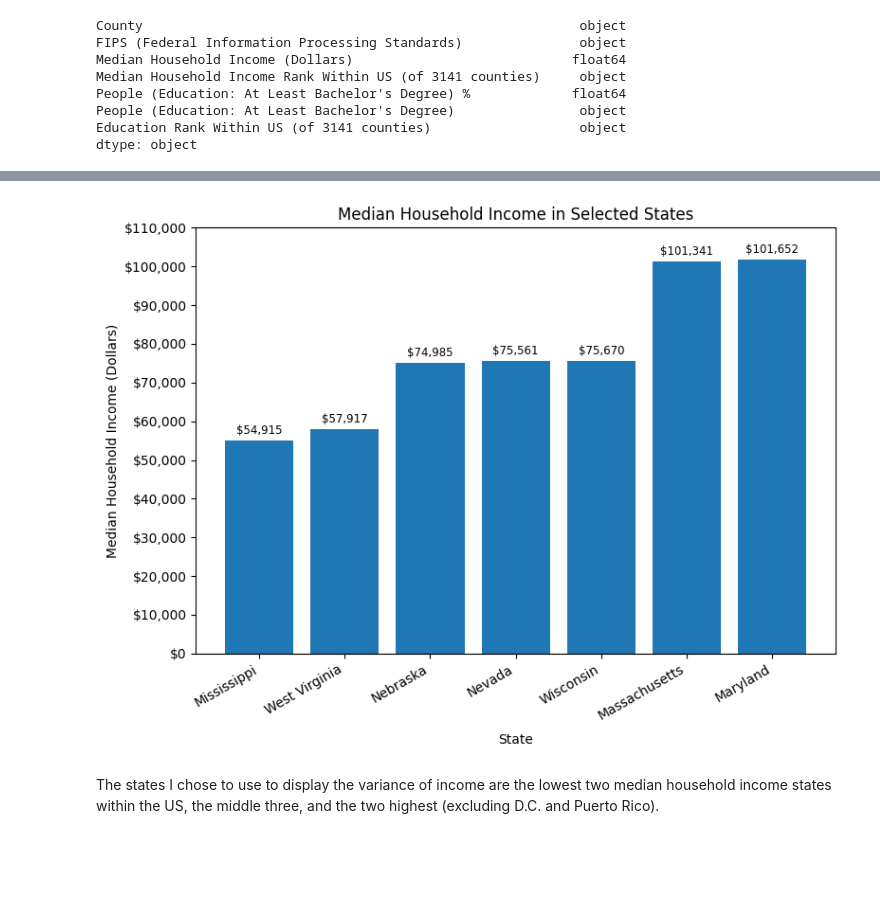
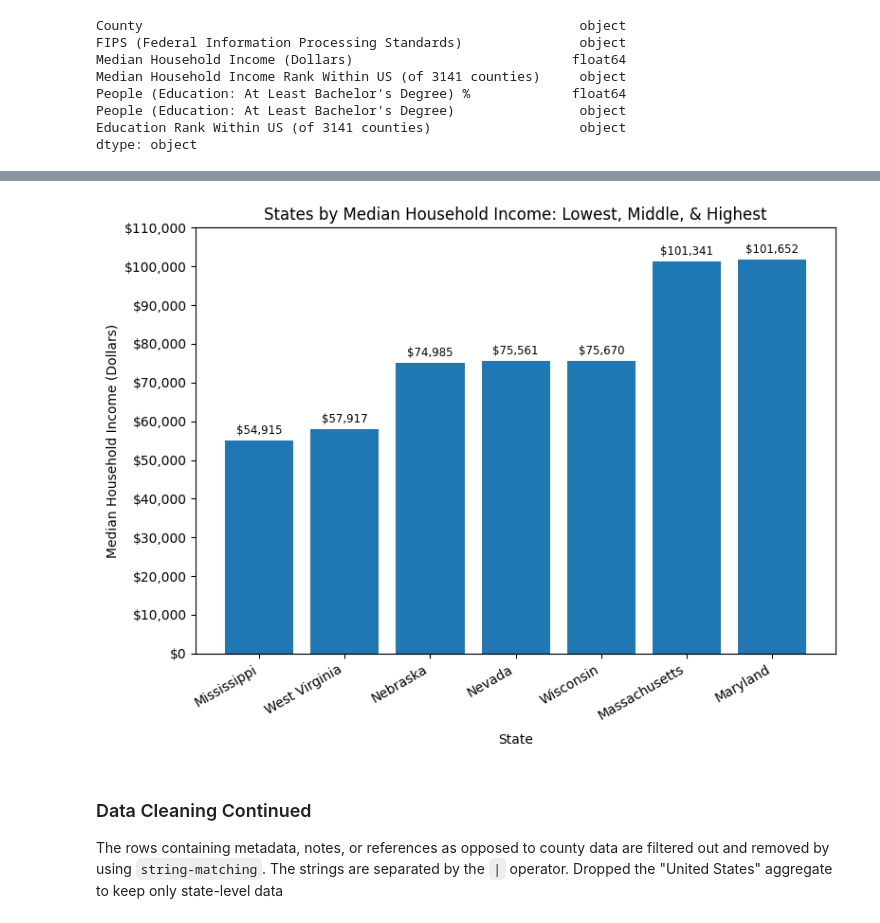
Before and after one commit to kc0leman/mid-course_milestone, a Jupyter notebook: notebooks/milestone.ipynb, the cells around one changed output, grey strips where cells are left out. Saved outputs shown, nothing was run; the diff lists cells and outputs as text; code cells hidden in the pictures; blank space fills up the shorter version.

```diff
--- a/notebooks/milestone.ipynb
+++ b/notebooks/milestone.ipynb
@@ -316,6 +393,12 @@ df_renamed_allstates_inc = df_renamed_allstates_inc[
     )
 ]
 
+df_renamed_allstates_inc = (
+    df_renamed_allstates_inc
+    .replace(r"(?i)^\s*missing\s*value\s*$", np.nan, regex=True)
+    .fillna("")
+)
+
 df_renamed_allstates_inc.head(53)
 # %% [output]
 |  | State | FIPS | Median Household Income (Dollars) | Rank within US (of 52 states) |
@@ -347,30 +445,34 @@ df_allstates_subset_inc["Median Household Income (Dollars)"] = pd.to_numeric(
 # %%
 def dollar_format(x, pos):
     return f"${int(x):,}"  # adds $ and thousands comma
 
 formatter = FuncFormatter(dollar_format)
 
 plt.figure(figsize=(8,6))
 bars = plt.bar(df_allstates_subset_inc["State"], df_allstates_subset_inc["Median Household Income (Dollars)"])
 plt.xlabel("State", labelpad=8)
 plt.ylabel("Median Household Income (Dollars)")
-plt.title("Median Household Income in Selected States")
+plt.title("States by Median Household Income: Lowest, Middle, & Highest")
 plt.ylim(0, 110000)
 plt.gca().yaxis.set_major_locator(MultipleLocator(10000))
 plt.gca().yaxis.set_major_formatter(formatter)
 plt.xticks(rotation=30, fontsize=10, ha='right')
 
 for bar in bars:
     yval = bar.get_height()
     plt.text(bar.get_x() + bar.get_width()/2, yval + 1000, f"${int(yval):,}",
              ha='center', va='bottom', fontsize=8.5)
 
 plt.tight_layout()
 plt.show()
 # %% [output]
-[figure, old version]
+[figure, new version]
-# %% [markdown]
-The states I chose to use to display the variance of income are the lowest two median household income states within the US, the middle three, and the two highest (excluding D.C. and Puerto Rico).
+# %% [markdown]
+### Data Cleaning Continued ###
+
+The rows containing metadata, notes, or references as opposed to county data are filtered out and removed by using `string-matching`.
+The strings are separated by the `|` operator.
+Dropped the "United States" aggregate to keep only state-level data
 # %%
 # drops rows that contain specific phrases such as "an ecosystem",
 
```
Also changed, not shown: parts of 40 cells of this notebook.
